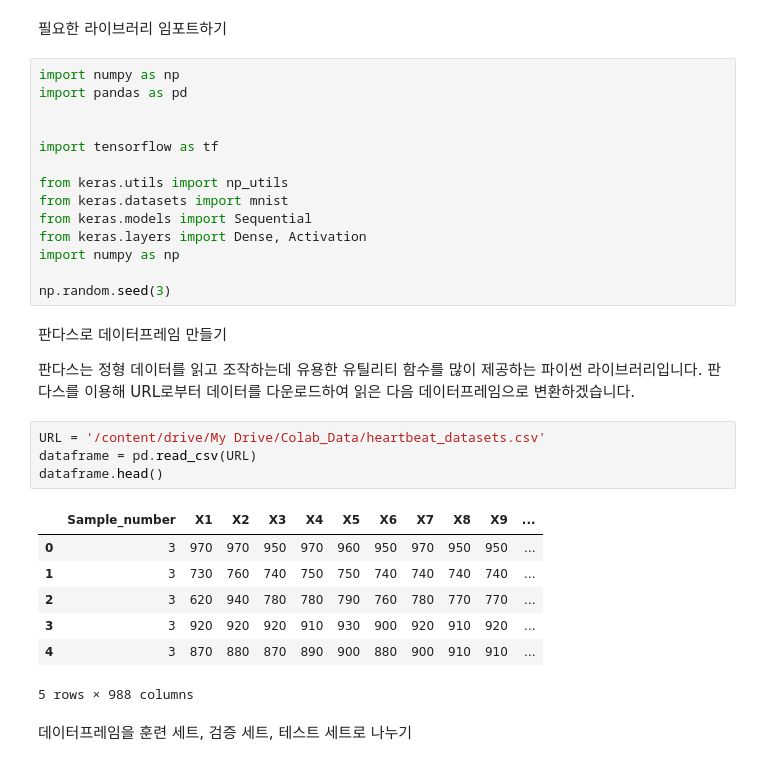
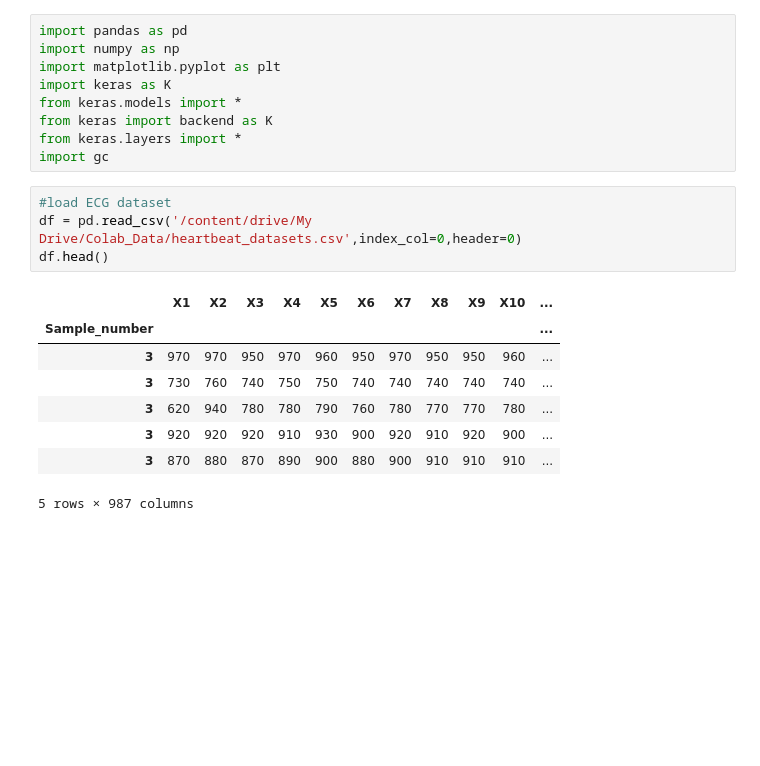
Before and after one commit to mgkim-developer/INU_lab, a Jupyter notebook: ECG_analysis_AI.ipynb, the cells around one changed output. Cells and saved outputs as stored; diff of their text form; blank space fills up the shorter version.

```diff
--- a/ECG_analysis_AI.ipynb
+++ b/ECG_analysis_AI.ipynb
@@ -13,34 +3,22 @@ Requirement already satisfied: numpy>=1.11.0 in /usr/local/lib/python3.6/dist-pa
-# %% [markdown]
-필요한 라이브러리 임포트하기
 # %%
+import pandas as pd
 import numpy as np
-import pandas as pd
-
-
-import tensorflow as tf
-
-from keras.utils import np_utils
-from keras.datasets import mnist
-from keras.models import Sequential
-from keras.layers import Dense, Activation
-import numpy as np
-
-np.random.seed(3)
+import matplotlib.pyplot as plt
+import keras as K
+from keras.models import *
+from keras import backend as K
+from keras.layers import *
+import gc
-# %% [markdown]
-판다스로 데이터프레임 만들기
-
-판다스는 정형 데이터를 읽고 조작하는데 유용한 유틸리티 함수를 많이 제공하는 파이썬 라이브러리입니다. 판다스를 이용해 URL로부터 데이터를 다운로드하여 읽은 다음 데이터프레임으로 변환하겠습니다.
 # %%
-URL = '/content/drive/My Drive/Colab_Data/heartbeat_datasets.csv'
-dataframe = pd.read_csv(URL)
-dataframe.head()
+#load ECG dataset
+df = pd.read_csv('/content/drive/My Drive/Colab_Data/heartbeat_datasets.csv',index_col=0,header=0)
+df.head()
 # %% [output]
-|  | Sample_number | X1 | X2 | X3 | X4 | X5 | X6 | X7 | X8 | X9 | ... |
-| 0 | 3 | 970 | 970 | 950 | 970 | 960 | 950 | 970 | 950 | 950 | ... |
-| 1 | 3 | 730 | 760 | 740 | 750 | 750 | 740 | 740 | 740 | 740 | ... |
-| 2 | 3 | 620 | 940 | 780 | 780 | 790 | 760 | 780 | 770 | 770 | ... |
-| 3 | 3 | 920 | 920 | 920 | 910 | 930 | 900 | 920 | 910 | 920 | ... |
-| 4 | 3 | 870 | 880 | 870 | 890 | 900 | 880 | 900 | 910 | 910 | ... |
+|  | X1 | X2 | X3 | X4 | X5 | X6 | X7 | X8 | X9 | X10 | ... |
+| Sample_number |  |  |  |  |  |  |  |  |  |  | ... |
+| 3 | 970 | 970 | 950 | 970 | 960 | 950 | 970 | 950 | 950 | 960 | ... |
+| 3 | 730 | 760 | 740 | 750 | 750 | 740 | 740 | 740 | 740 | 740 | ... |
+| 3 | 620 | 940 | 780 | 780 | 790 | 760 | 780 | 770 | 770 | 780 | ... |
+| 3 | 920 | 920 | 920 | 910 | 930 | 900 | 920 | 910 | 920 | 900 | ... |
+| 3 | 870 | 880 | 870 | 890 | 900 | 880 | 900 | 910 | 910 | 910 | ... |
-5 rows × 988 columns
+5 rows × 987 columns
-# %% [markdown]
-데이터프레임을 훈련 세트, 검증 세트, 테스트 세트로 나누기
```
Also changed, not shown: parts of 12 cells of this notebook.
